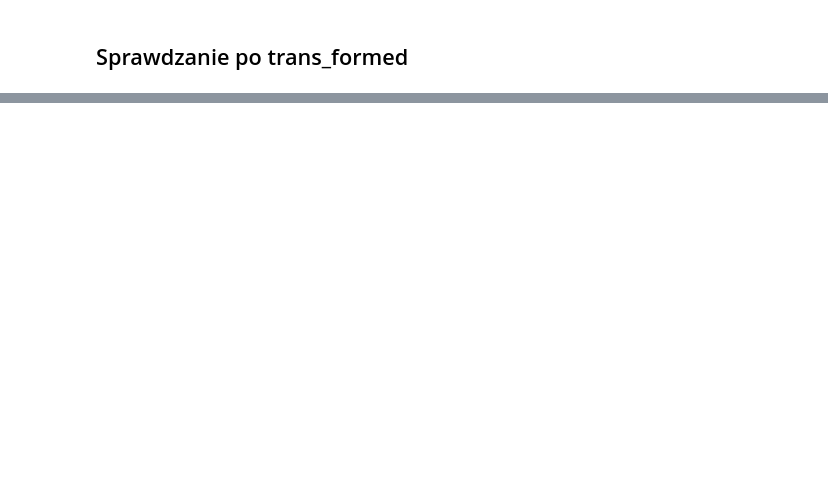
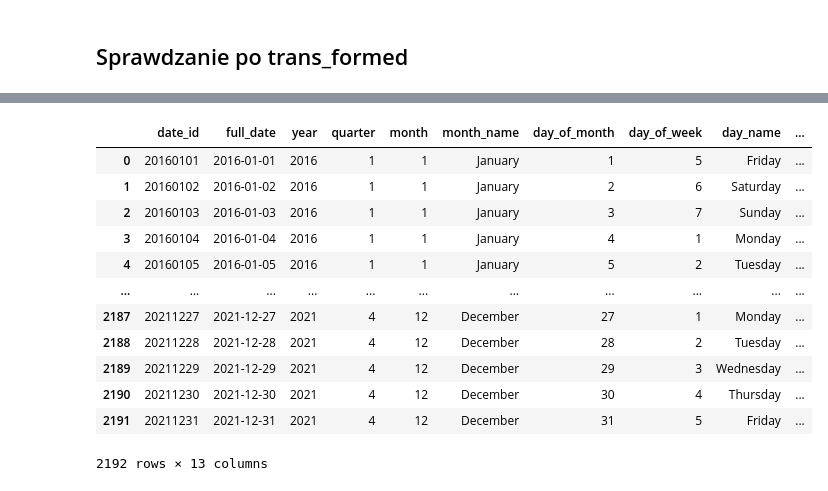
Before and after one commit to krukj/ChicagoCrashesETL, a Jupyter notebook: test.ipynb, the cells around one changed output, grey strips where cells are left out. Drawn from its saved outputs; the diff is of its cells as text; code cells hidden in the pictures; blank space fills up the shorter version.

```diff
--- a/test.ipynb
+++ b/test.ipynb
@@ -11,6 +11,7 @@ dim_vehicles = pd.read_pickle('./data/tmp/transformed/dim_vehicle.pkl')
 dim_crash_info = pd.read_pickle('./data/tmp/transformed/dim_crash_info.pkl')
 fact_weather = pd.read_pickle('./data/tmp/transformed/fact_weather.pkl')
 dim_people = pd.read_pickle('./data/tmp/transformed/dim_person.pkl')
+dim_date = pd.read_pickle('./data/tmp/transformed/dim_date.pkl')
 # %%
 crash_fact.head(5)
 # %% [output]
@@ -38,3 +39,19 @@ dim_people.head(5)
 | 2 | O848861 | DRIVER | d08b8b938cc6777e1d3f5a5c299649829... | 805584 | 11/09/2019 03:20:00 PM | M | 56 | UNKNOWN | ... |
 | 3 | O850909 | DRIVER | cd68e3218ffe768cfc1a5e0c75fd3a543... | 807488 | 10/20/2019 05:20:00 PM | M | 46 | UNKNOWN | ... |
 | 4 | O851790 | DRIVER | 9a87e7f29da8636e57cbd77bcb69a3cc3... | 808333 | 07/30/2019 10:30:00 AM | M | 60 | UNKNOWN | ... |
+# %%
+dim_date
+# %% [output]
+|  | date_id | full_date | year | quarter | month | month_name | day_of_month | day_of_week | day_name | ... |
+| 0 | 20160101 | 2016-01-01 | 2016 | 1 | 1 | January | 1 | 5 | Friday | ... |
+| 1 | 20160102 | 2016-01-02 | 2016 | 1 | 1 | January | 2 | 6 | Saturday | ... |
+| 2 | 20160103 | 2016-01-03 | 2016 | 1 | 1 | January | 3 | 7 | Sunday | ... |
+| 3 | 20160104 | 2016-01-04 | 2016 | 1 | 1 | January | 4 | 1 | Monday | ... |
+| 4 | 20160105 | 2016-01-05 | 2016 | 1 | 1 | January | 5 | 2 | Tuesday | ... |
+| ... | ... | ... | ... | ... | ... | ... | ... | ... | ... | ... |
+| 2187 | 20211227 | 2021-12-27 | 2021 | 4 | 12 | December | 27 | 1 | Monday | ... |
+| 2188 | 20211228 | 2021-12-28 | 2021 | 4 | 12 | December | 28 | 2 | Tuesday | ... |
+| 2189 | 20211229 | 2021-12-29 | 2021 | 4 | 12 | December | 29 | 3 | Wednesday | ... |
+| 2190 | 20211230 | 2021-12-30 | 2021 | 4 | 12 | December | 30 | 4 | Thursday | ... |
+| 2191 | 20211231 | 2021-12-31 | 2021 | 4 | 12 | December | 31 | 5 | Friday | ... |
+2192 rows × 13 columns
```
Also changed, not shown: 4 other files.
